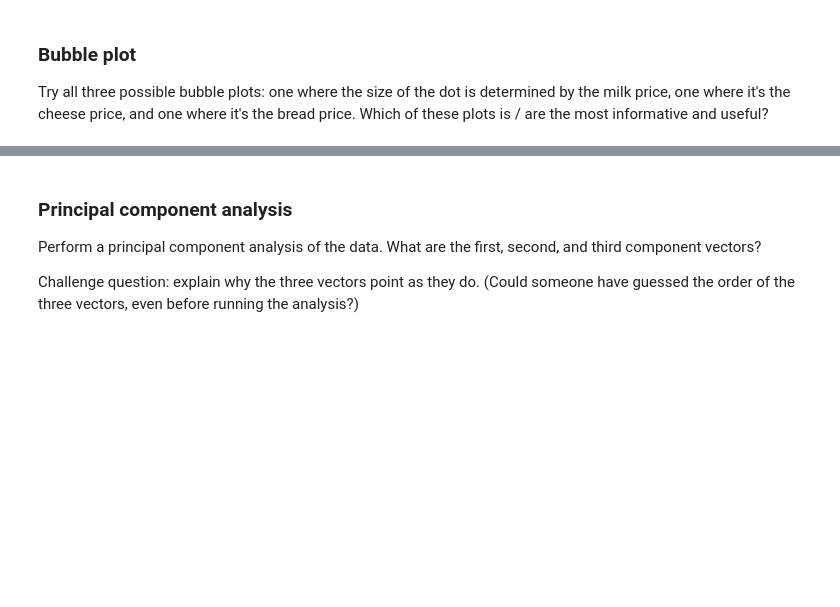
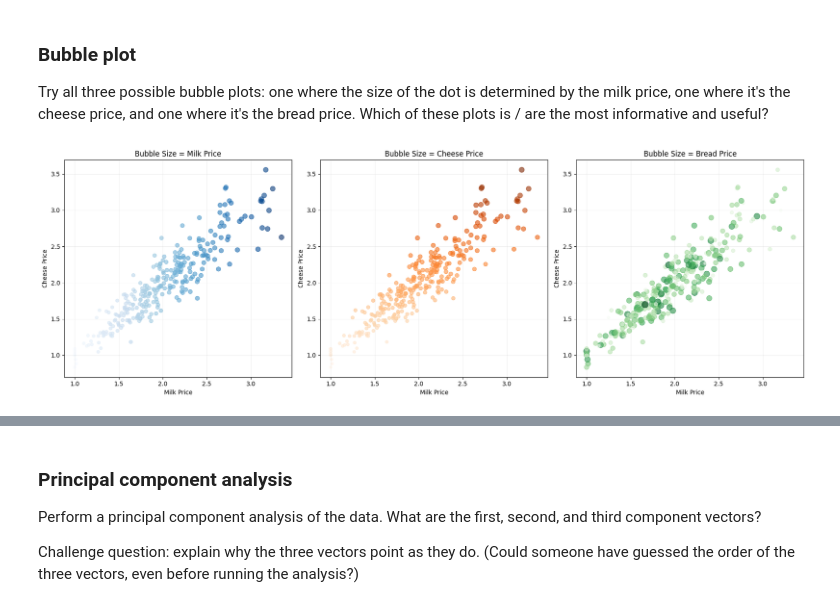
Before and after one commit to Quantum-Cosmic/ModuleB_Sem2_DNguyen_Milestone4, a Jupyter notebook: OMDS-ModB2-Week8-Nguyen-Dustin.ipynb, the cells around one changed output, grey strips where cells are left out. Cells and saved outputs as stored; diff of their text form; code cells hidden in the pictures; blank space fills up the shorter version.

```diff
--- a/OMDS-ModB2-Week8-Nguyen-Dustin.ipynb
+++ b/OMDS-ModB2-Week8-Nguyen-Dustin.ipynb
@@ -230,3 +277,39 @@ Try Googling "how do I change numerical to categorical data" to get advice on th
 ### Bubble plot
 
 Try all three possible bubble plots: one where the size of the dot is determined by the milk price, one where it's the cheese price, and one where it's the bread price.  Which of these plots is / are the most informative and useful?
+# %%
+# Create all three bubble plots using a sample of the data to avoid overplotting
+df_sample = df3.sample(300, random_state=42)
+fig, axes = plt.subplots(1, 3, figsize=(18, 6))
+
+# Plot 1: Bubble size = Milk price
+scatter1 = axes[0].scatter(df_sample['milk'], df_sample['cheese'],
+                           s=df_sample['milk']*20, alpha=0.6,
+                           c=df_sample['milk'], cmap='Blues')
+axes[0].set_xlabel('Milk Price')
+axes[0].set_ylabel('Cheese Price')
+axes[0].set_title('Bubble Size = Milk Price')
+axes[0].grid(True, alpha=0.2)
+
+# Plot 2: Bubble size = Cheese price
+scatter2 = axes[1].scatter(df_sample['milk'], df_sample['cheese'],
+                           s=df_sample['cheese']*20, alpha=0.6,
+                           c=df_sample['cheese'], cmap='Oranges')
+axes[1].set_xlabel('Milk Price')
+axes[1].set_ylabel('Cheese Price')
+axes[1].set_title('Bubble Size = Cheese Price')
+axes[1].grid(True, alpha=0.2)
+
+# Plot 3: Bubble size = Bread price
+scatter3 = axes[2].scatter(df_sample['milk'], df_sample['cheese'],
+                           s=df_sample['bread']*20, alpha=0.6,
+                           c=df_sample['bread'], cmap='Greens')
+axes[2].set_xlabel('Milk Price')
+axes[2].set_ylabel('Cheese Price')
+axes[2].set_title('Bubble Size = Bread Price')
+axes[2].grid(True, alpha=0.2)
+
+plt.tight_layout()
+plt.show()
+# %% [output]
+[figure, added]
```
Also changed, not shown: parts of 11 cells of this notebook, 9 other files.
